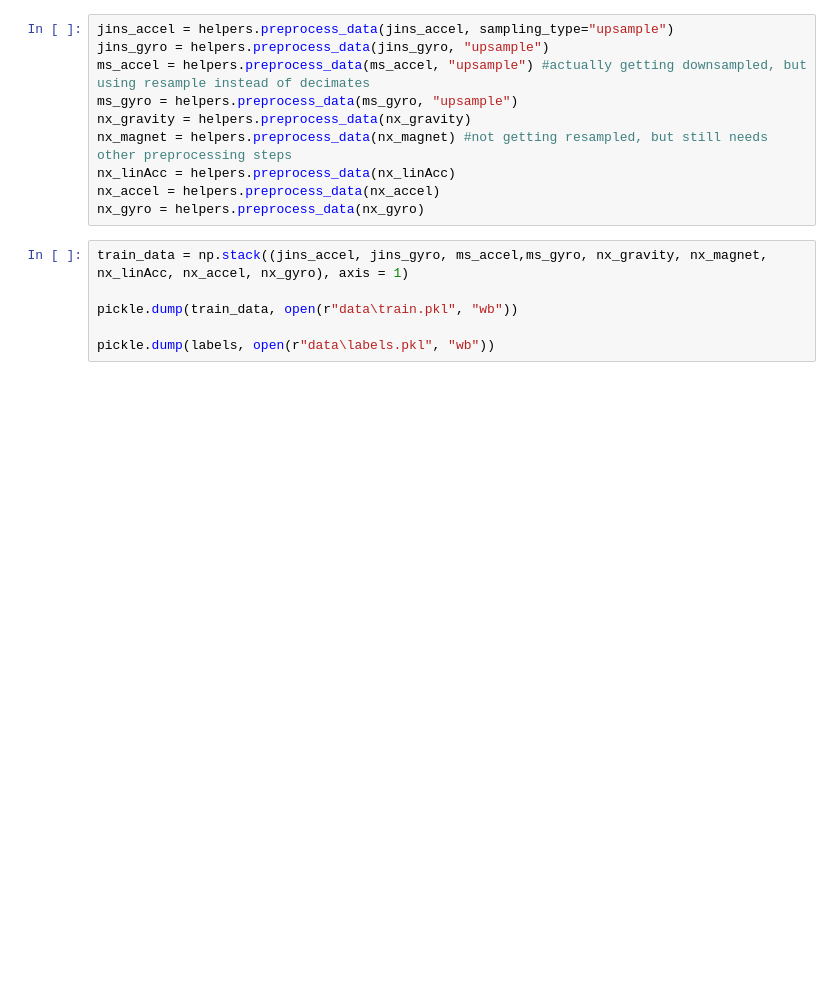
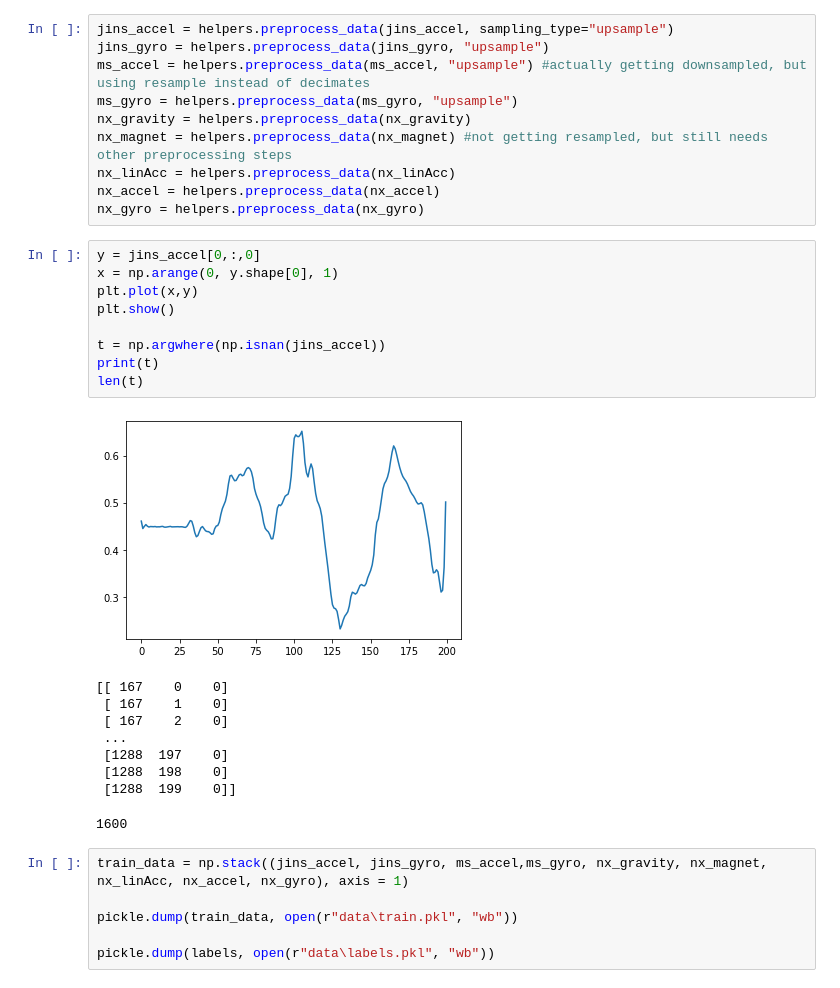
Before and after one commit to Kayzi0/CogActivity, a Jupyter notebook: preprocessing.ipynb, the cells around one changed output. Drawn from its saved outputs; the diff is of its cells as text; blank space fills up the shorter version.

```diff
--- a/preprocessing.ipynb
+++ b/preprocessing.ipynb
@@ -33,6 +50,25 @@ nx_magnet = helpers.preprocess_data(nx_magnet) #not getting resampled, but still
 nx_linAcc = helpers.preprocess_data(nx_linAcc)
 nx_accel = helpers.preprocess_data(nx_accel)
 nx_gyro = helpers.preprocess_data(nx_gyro)
+# %%
+y = jins_accel[0,:,0]
+x = np.arange(0, y.shape[0], 1)
+plt.plot(x,y)
+plt.show()
+
+t = np.argwhere(np.isnan(jins_accel))
+print(t)
+len(t)
+# %% [output]
+[figure, added]
+[[ 167    0    0]
+ [ 167    1    0]
+ [ 167    2    0]
+ ...
+ [1288  197    0]
+ [1288  198    0]
+ [1288  199    0]]
+1600
 # %%
 train_data = np.stack((jins_accel, jins_gyro, ms_accel,ms_gyro, nx_gravity, nx_magnet, nx_linAcc, nx_accel, nx_gyro), axis = 1)
 
```
Also changed, not shown: parts of 1 cell of this notebook.
